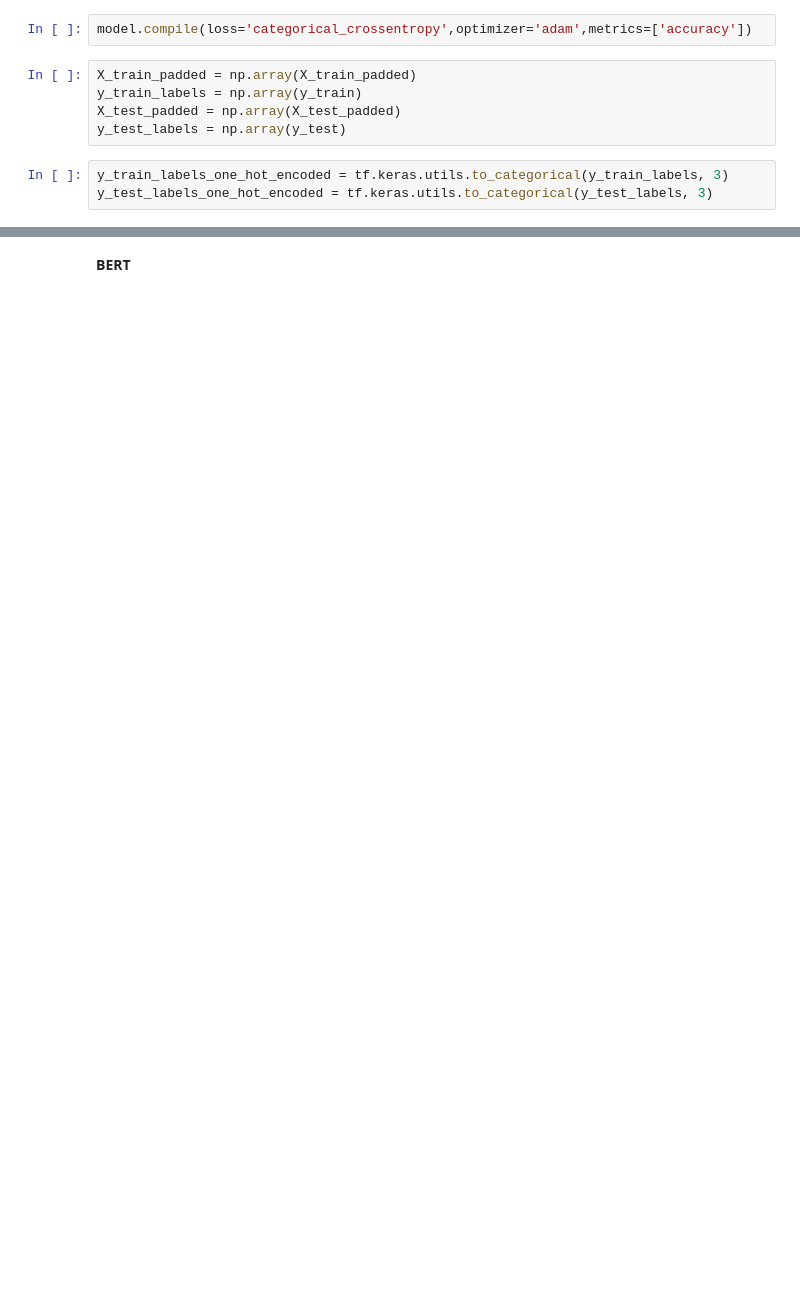
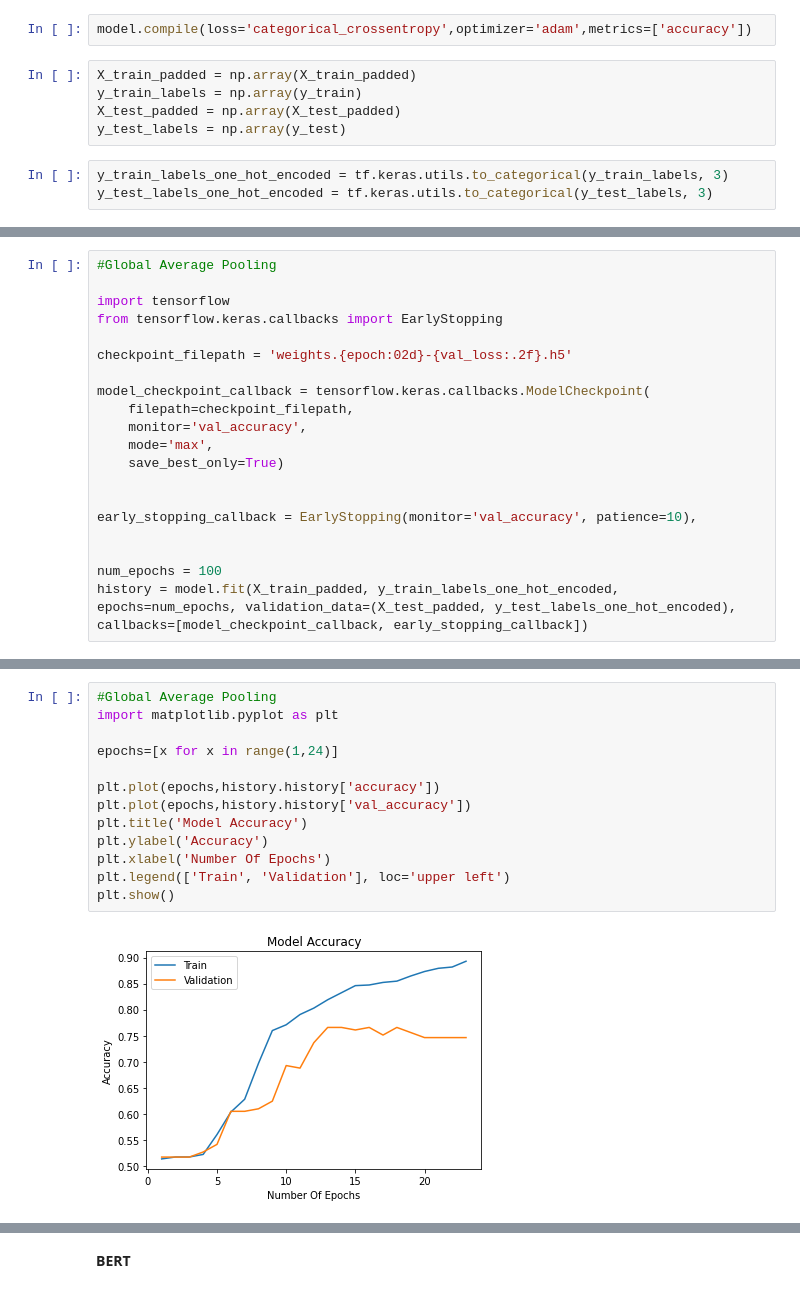
Before and after one commit to kirath2205/Information-Retrieval, a Jupyter notebook: Sentiment_Analysis.ipynb, the cells around one changed output, grey strips where cells are left out. Cells and saved outputs as stored; diff of their text form; blank space fills up the shorter version.

```diff
--- a/Sentiment_Analysis.ipynb
+++ b/Sentiment_Analysis.ipynb
@@ -361,0 +386,20 @@ Epoch 17/100
+# %%
+#Global Average Pooling
+
+import tensorflow
+from tensorflow.keras.callbacks import EarlyStopping
+
+checkpoint_filepath = 'weights.{epoch:02d}-{val_loss:.2f}.h5'
+
+model_checkpoint_callback = tensorflow.keras.callbacks.ModelCheckpoint(
+    filepath=checkpoint_filepath,
+    monitor='val_accuracy',
+    mode='max',
+    save_best_only=True)
+
+
+early_stopping_callback = EarlyStopping(monitor='val_accuracy', patience=10),
+
+
+num_epochs = 100
+history = model.fit(X_train_padded, y_train_labels_one_hot_encoded, epochs=num_epochs, validation_data=(X_test_padded, y_test_labels_one_hot_encoded), callbacks=[model_checkpoint_callback, early_stopping_callback])
@@ -361,0 +424,15 @@ Epoch 17/100
+# %%
+#Global Average Pooling
+import matplotlib.pyplot as plt
+
+epochs=[x for x in range(1,24)]
+
+plt.plot(epochs,history.history['accuracy'])
+plt.plot(epochs,history.history['val_accuracy'])
+plt.title('Model Accuracy')
+plt.ylabel('Accuracy')
+plt.xlabel('Number Of Epochs')
+plt.legend(['Train', 'Validation'], loc='upper left')
+plt.show()
+# %% [output]
+[figure, added]
```
Also changed, not shown: parts of 17 cells of this notebook.
